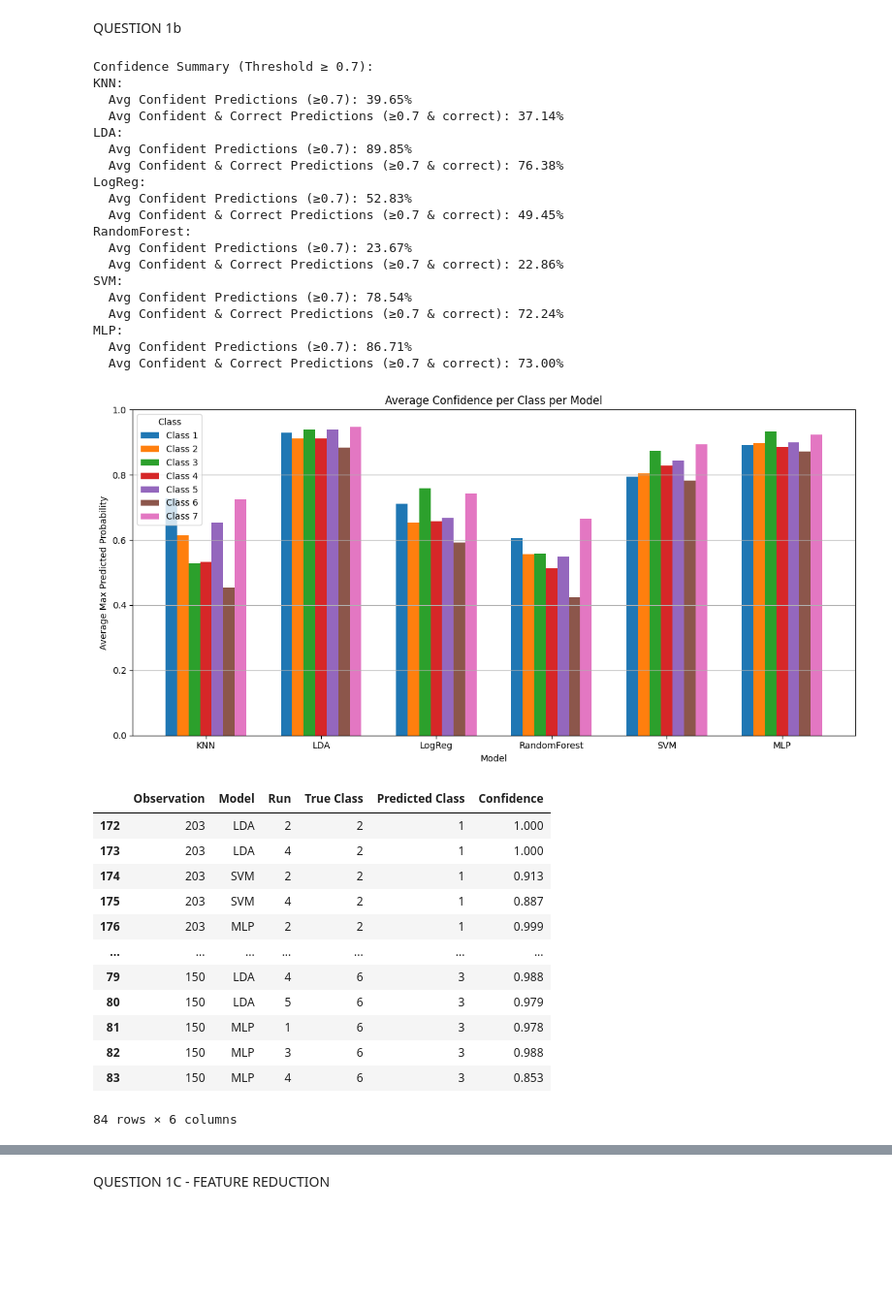
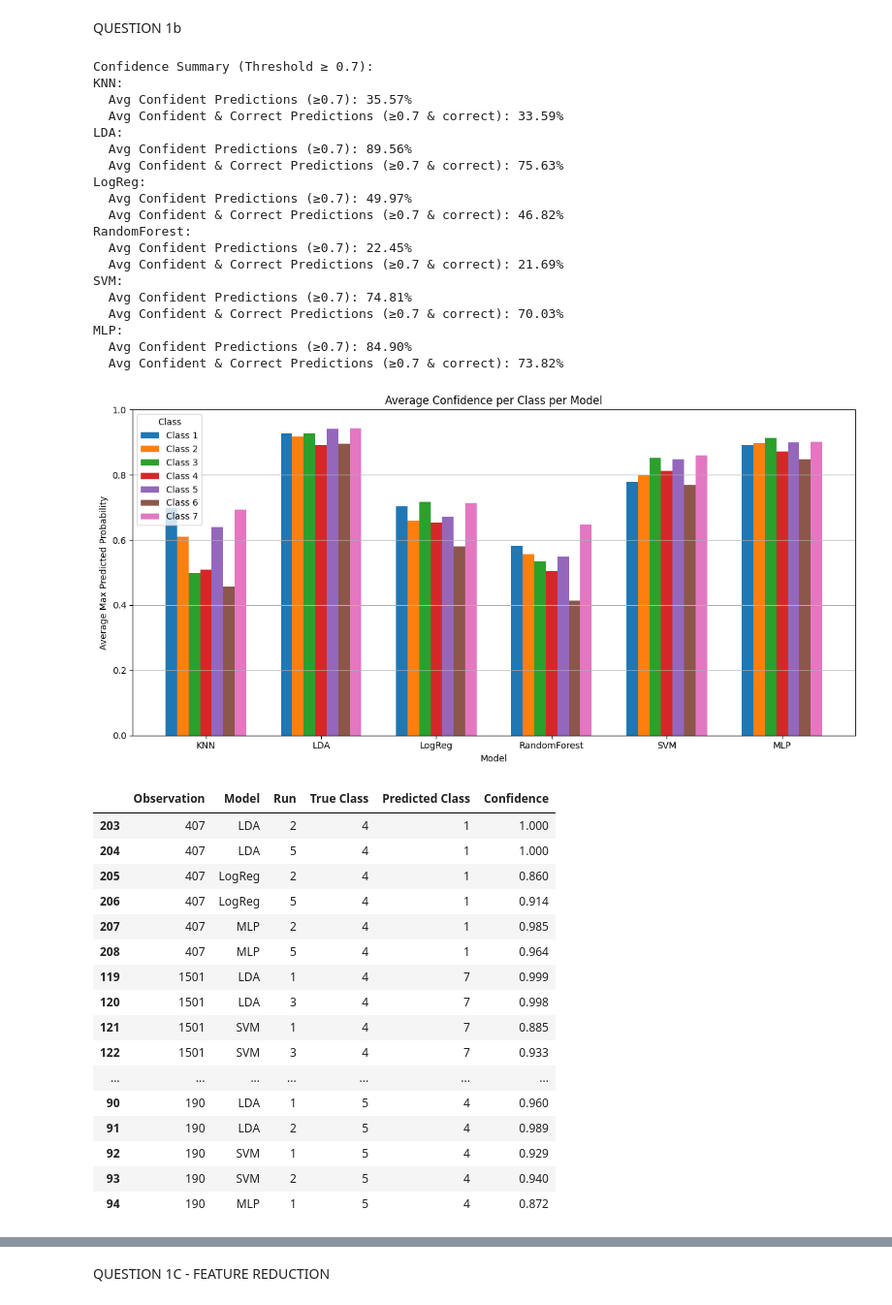
Before and after one commit to MaansGustafsson/Big_Data_EXAM2025, a Jupyter notebook: Exam_2025.ipynb, the cells around one changed output, grey strips where cells are left out. Shown at 97% size. Saved outputs shown, nothing was run; the diff lists cells and outputs as text; code cells hidden in the pictures; blank space fills up the shorter version.

```diff
--- a/Exam_2025.ipynb
+++ b/Exam_2025.ipynb
@@ -6,7 +6,7 @@ from sklearn.preprocessing import StandardScaler
 from sklearn.metrics import accuracy_score, classification_report
 import pandas as pd
 #import data
-df = pd.read_csv(r'C:\Users\mansg\Documents\Big Data\Big_Data_EXAM2025\Data\Cancer2025exam.csv')
+df = pd.read_csv(r'C:\Users\mlind\Documents\Stat Big Data\Exam2025\Data\Cancer2025exam.csv')
 
 from sklearn.linear_model import LogisticRegression
 from sklearn.discriminant_analysis import LinearDiscriminantAnalysis
@@ -183,10 +183,10 @@ for i in range(repeats):
             y_proba = grid.predict_proba(X_test)
             confidences = np.max(y_proba, axis=1)
 
-            confident_mask = confidences>= 0.7
+            confident_mask = confidences>= 0.75
             confident_ratio = np.mean(confident_mask)
             # Confident and correct predictions
-            confident_correct_mask = (confidences >= 0.7) & (y_pred == y_test)
+            confident_correct_mask = (confidences >= 0.75) & (y_pred == y_test)
             confident_correct_ratio = np.mean(confident_correct_mask)
 
             if 'confident_correct_ratio' not in confidence_stats[name]:
@@ -202,7 +202,7 @@ for i in range(repeats):
                 class_confidences[name][label].extend(label_conf)
 
 
-            high_conf_mask = confidences>= 0.85
+            high_conf_mask = confidences>= 0.9
 
             high_conf_wrong = ((y_pred != y_test) & high_conf_mask)
 
@@ -492,23 +492,23 @@ for name in models:
 # %% [output]
 Confidence Summary (Threshold ≥ 0.7):
 KNN:
-  Avg Confident Predictions (≥0.7): 39.65%
-  Avg Confident & Correct Predictions (≥0.7 & correct): 37.14%
+  Avg Confident Predictions (≥0.7): 35.57%
+  Avg Confident & Correct Predictions (≥0.7 & correct): 33.59%
 LDA:
-  Avg Confident Predictions (≥0.7): 89.85%
-  Avg Confident & Correct Predictions (≥0.7 & correct): 76.38%
+  Avg Confident Predictions (≥0.7): 89.56%
+  Avg Confident & Correct Predictions (≥0.7 & correct): 75.63%
 LogReg:
-  Avg Confident Predictions (≥0.7): 52.83%
-  Avg Confident & Correct Predictions (≥0.7 & correct): 49.45%
+  Avg Confident Predictions (≥0.7): 49.97%
+  Avg Confident & Correct Predictions (≥0.7 & correct): 46.82%
 RandomForest:
-  Avg Confident Predictions (≥0.7): 23.67%
-  Avg Confident & Correct Predictions (≥0.7 & correct): 22.86%
+  Avg Confident Predictions (≥0.7): 22.45%
+  Avg Confident & Correct Predictions (≥0.7 & correct): 21.69%
 SVM:
-  Avg Confident Predictions (≥0.7): 78.54%
-  Avg Confident & Correct Predictions (≥0.7 & correct): 72.24%
+  Avg Confident Predictions (≥0.7): 74.81%
+  Avg Confident & Correct Predictions (≥0.7 & correct): 70.03%
 MLP:
-  Avg Confident Predictions (≥0.7): 86.71%
-  Avg Confident & Correct Predictions (≥0.7 & correct): 73.00%
+  Avg Confident Predictions (≥0.7): 84.90%
+  Avg Confident & Correct Predictions (≥0.7 & correct): 73.82%
 # %%
 import numpy as np
 import matplotlib.pyplot as plt
@@ -552,7 +552,7 @@ plt.legend(title='Class')
 plt.tight_layout()
 plt.show()
 # %% [output]
-[figure, old version]
+[figure, new version]
 # %%
 from collections import defaultdict
 import pandas as pd
@@ -601,29 +601,33 @@ df_errors.sort_values(by=['True Class', 'Predicted Class', 'Observation'], inpla
 # %%
 # Count how many times each observation appears
 obs_counts = df_errors['Observation'].value_counts()
 
 # Filter to only those with more than 3 appearances
 obs_to_keep = obs_counts[obs_counts > 5].index
 
 # Apply the filter to the dataframe
 df_errors_filtered = df_errors[df_errors['Observation'].isin(obs_to_keep)]
 df_errors_filtered
 #df_errors_filtered[df_errors_filtered["True Class"]<=2]
-#df_errors_filtered[df_errors_filtered["True Class"]>2]
+df_errors_filtered[df_errors_filtered["True Class"]>2]
 # %% [output]
 |  | Observation | Model | Run | True Class | Predicted Class | Confidence |
-| 172 | 203 | LDA | 2 | 2 | 1 | 1.000 |
-| 173 | 203 | LDA | 4 | 2 | 1 | 1.000 |
-| 174 | 203 | SVM | 2 | 2 | 1 | 0.913 |
-| 175 | 203 | SVM | 4 | 2 | 1 | 0.887 |
-| 176 | 203 | MLP | 2 | 2 | 1 | 0.999 |
+| 203 | 407 | LDA | 2 | 4 | 1 | 1.000 |
+| 204 | 407 | LDA | 5 | 4 | 1 | 1.000 |
+| 205 | 407 | LogReg | 2 | 4 | 1 | 0.860 |
+| 206 | 407 | LogReg | 5 | 4 | 1 | 0.914 |
+| 207 | 407 | MLP | 2 | 4 | 1 | 0.985 |
+| 208 | 407 | MLP | 5 | 4 | 1 | 0.964 |
+| 119 | 1501 | LDA | 1 | 4 | 7 | 0.999 |
+| 120 | 1501 | LDA | 3 | 4 | 7 | 0.998 |
+| 121 | 1501 | SVM | 1 | 4 | 7 | 0.885 |
+| 122 | 1501 | SVM | 3 | 4 | 7 | 0.933 |
 | ... | ... | ... | ... | ... | ... | ... |
-| 79 | 150 | LDA | 4 | 6 | 3 | 0.988 |
-| 80 | 150 | LDA | 5 | 6 | 3 | 0.979 |
-| 81 | 150 | MLP | 1 | 6 | 3 | 0.978 |
-| 82 | 150 | MLP | 3 | 6 | 3 | 0.988 |
-| 83 | 150 | MLP | 4 | 6 | 3 | 0.853 |
+| 90 | 190 | LDA | 1 | 5 | 4 | 0.960 |
+| 91 | 190 | LDA | 2 | 5 | 4 | 0.989 |
+| 92 | 190 | SVM | 1 | 5 | 4 | 0.929 |
+| 93 | 190 | SVM | 2 | 5 | 4 | 0.940 |
+| 94 | 190 | MLP | 1 | 5 | 4 | 0.872 |
-84 rows × 6 columns
 # %%
 # Display the filtered result
 print(df_errors_filtered["Observation"].unique())
```
Also changed, not shown: parts of 38 cells of this notebook.
